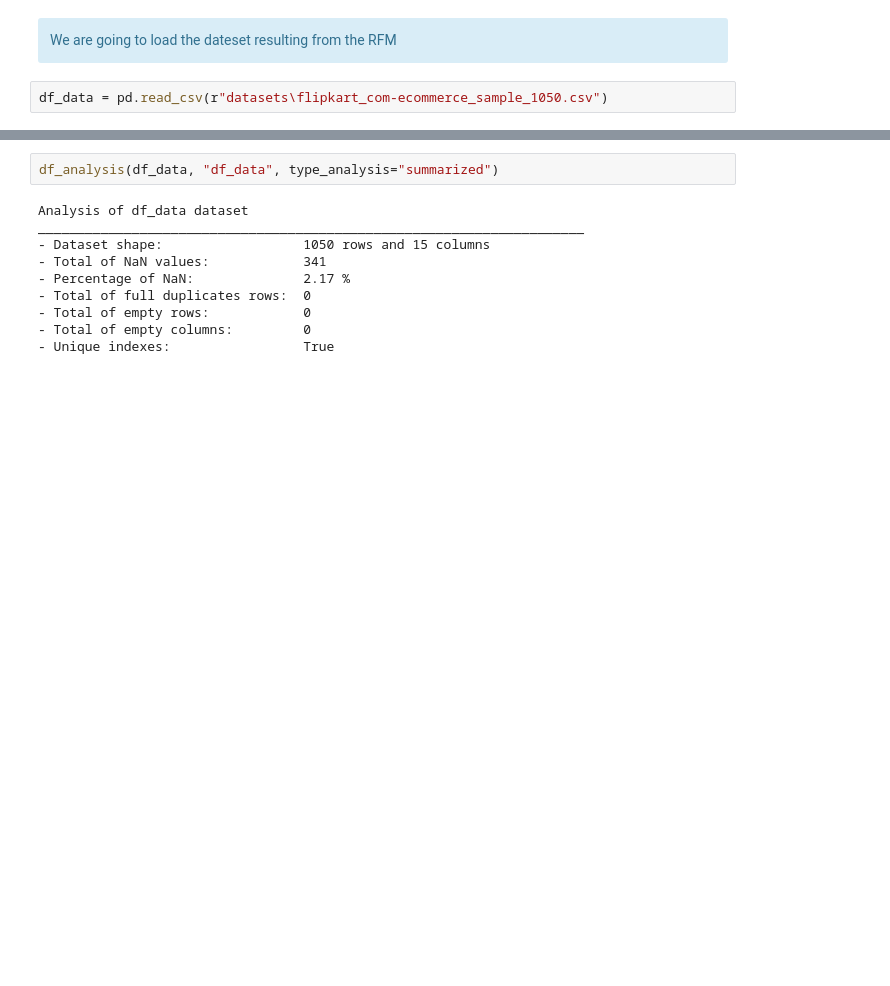
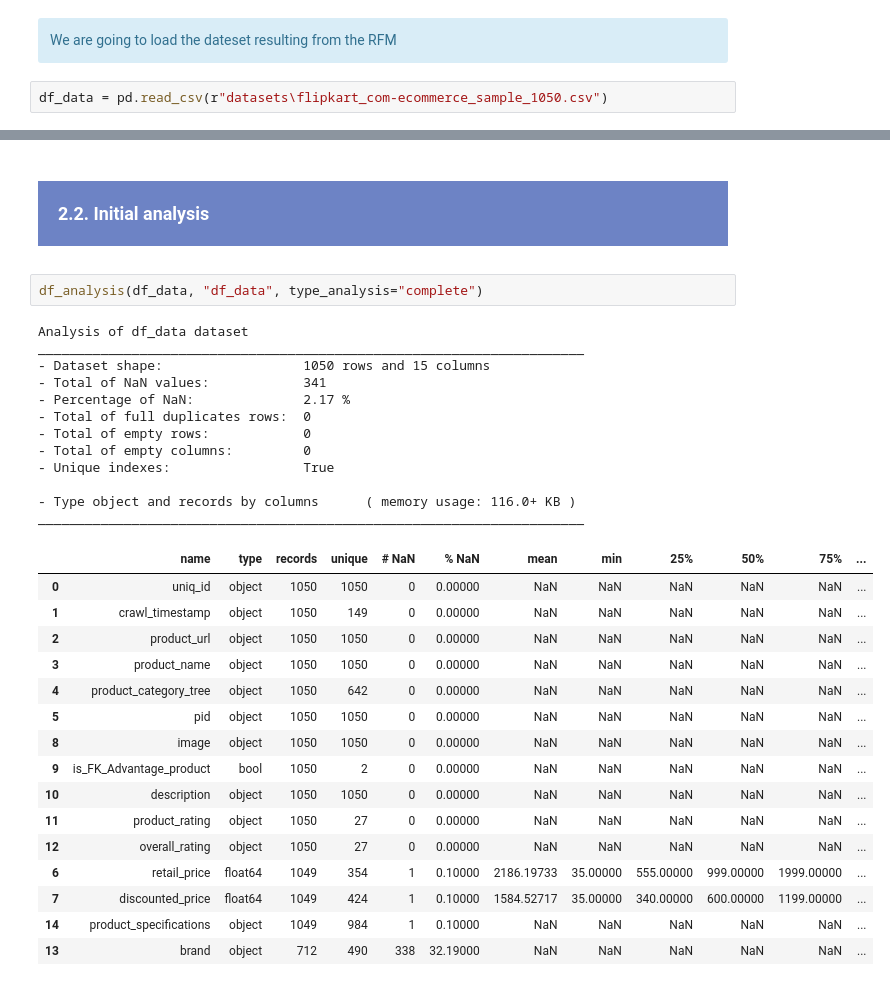
Before and after one commit to samirhinojosa/OC-P6-automatically-classify-consumer-goods, a Jupyter notebook: analysis_notebook.ipynb, the cells around one changed output, grey strips where cells are left out. Drawn from its saved outputs; the diff is of its cells as text; blank space fills up the shorter version.

```diff
--- a/analysis_notebook.ipynb
+++ b/analysis_notebook.ipynb
@@ -46,15 +50,38 @@ df_data.head()
 | 2 | 64d5d4a258243731dc7bbb1eef49ad74 | 2016-04-30 03:22:56 +0000 | http://www.flipkart.com/eurospa-c... | Eurospa Cotton Terry Face Towel Set | ["Baby Care >> Baby Bath & Skin >... | BTWEG6SHXTDB2A2Y | NaN | ... |
 | 3 | d4684dcdc759dd9cdf41504698d737d8 | 2016-06-20 08:49:52 +0000 | http://www.flipkart.com/santosh-r... | SANTOSH ROYAL FASHION Cotton Prin... | ["Home Furnishing >> Bed Linen >>... | BDSEJT9UQWHDUBH4 | 2699.0 | ... |
 | 4 | 6325b6870c54cd47be6ebfbffa620ec7 | 2016-06-20 08:49:52 +0000 | http://www.flipkart.com/jaipur-pr... | Jaipur Print Cotton Floral King s... | ["Home Furnishing >> Bed Linen >>... | BDSEJTHNGWVGWWQU | 2599.0 | ... |
+# %% [markdown]
+<div style="background-color: #6D83C5;" >
+    <h3 style="margin: auto; padding: 20px; color:#fff; ">2.2. Initial analysis</h3>
+</div>
 # %%
-df_analysis(df_data, "df_data", type_analysis="summarized")
+df_analysis(df_data, "df_data", type_analysis="complete")
 # %% [output]
 Analysis of df_data dataset
 ______________________________________________________________________
 - Dataset shape:                  1050 rows and 15 columns
 - Total of NaN values:            341
 - Percentage of NaN:              2.17 %
 - Total of full duplicates rows:  0
 - Total of empty rows:            0
 - Total of empty columns:         0
 - Unique indexes:                 True
+
+- Type object and records by columns      ( memory usage: 116.0+ KB )
+______________________________________________________________________
+|  | name | type | records | unique | # NaN | % NaN | mean | min | 25% | 50% | 75% | ... |
+| 0 | uniq_id | object | 1050 | 1050 | 0 | 0.00000 | NaN | NaN | NaN | NaN | NaN | ... |
+| 1 | crawl_timestamp | object | 1050 | 149 | 0 | 0.00000 | NaN | NaN | NaN | NaN | NaN | ... |
+| 2 | product_url | object | 1050 | 1050 | 0 | 0.00000 | NaN | NaN | NaN | NaN | NaN | ... |
+| 3 | product_name | object | 1050 | 1050 | 0 | 0.00000 | NaN | NaN | NaN | NaN | NaN | ... |
+| 4 | product_category_tree | object | 1050 | 642 | 0 | 0.00000 | NaN | NaN | NaN | NaN | NaN | ... |
+| 5 | pid | object | 1050 | 1050 | 0 | 0.00000 | NaN | NaN | NaN | NaN | NaN | ... |
+| 8 | image | object | 1050 | 1050 | 0 | 0.00000 | NaN | NaN | NaN | NaN | NaN | ... |
+| 9 | is_FK_Advantage_product | bool | 1050 | 2 | 0 | 0.00000 | NaN | NaN | NaN | NaN | NaN | ... |
+| 10 | description | object | 1050 | 1050 | 0 | 0.00000 | NaN | NaN | NaN | NaN | NaN | ... |
+| 11 | product_rating | object | 1050 | 27 | 0 | 0.00000 | NaN | NaN | NaN | NaN | NaN | ... |
+| 12 | overall_rating | object | 1050 | 27 | 0 | 0.00000 | NaN | NaN | NaN | NaN | NaN | ... |
+| 6 | retail_price | float64 | 1049 | 354 | 1 | 0.10000 | 2186.19733 | 35.00000 | 555.00000 | 999.00000 | 1999.00000 | ... |
+| 7 | discounted_price | float64 | 1049 | 424 | 1 | 0.10000 | 1584.52717 | 35.00000 | 340.00000 | 600.00000 | 1199.00000 | ... |
+| 14 | product_specifications | object | 1049 | 984 | 1 | 0.10000 | NaN | NaN | NaN | NaN | NaN | ... |
+| 13 | brand | object | 712 | 490 | 338 | 32.19000 | NaN | NaN | NaN | NaN | NaN | ... |
```
Also changed, not shown: parts of 6 cells of this notebook, 2 other files.
